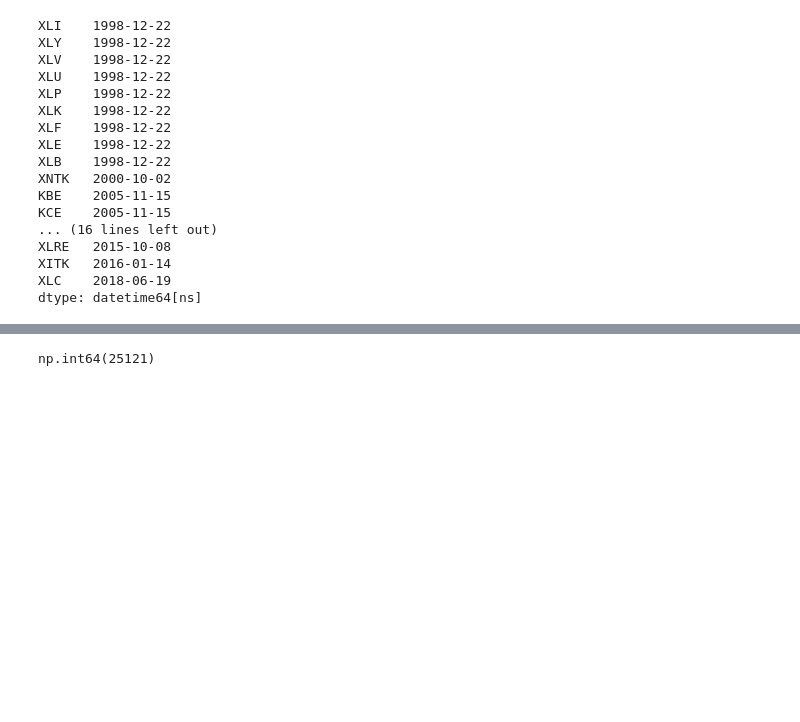
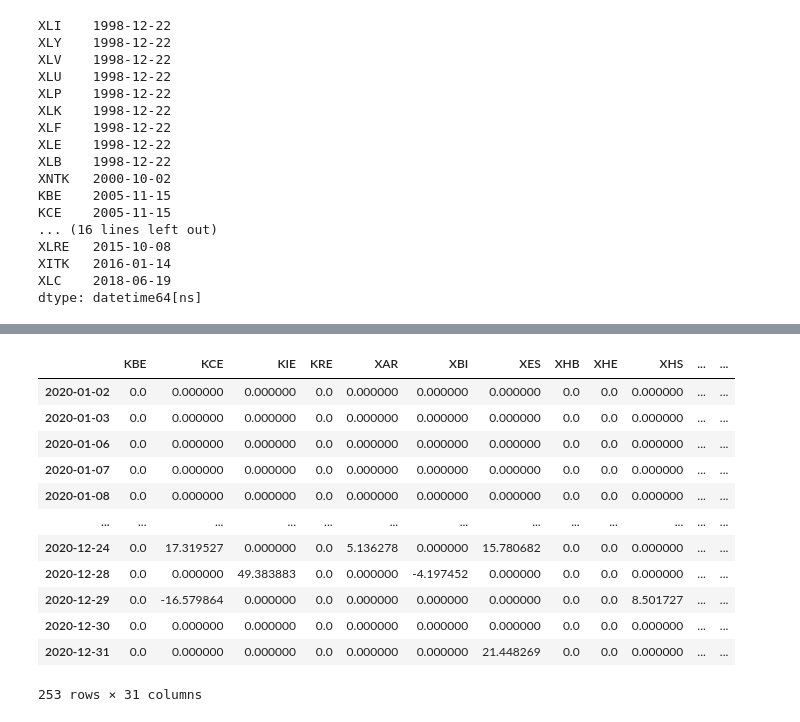
Before and after one commit to asmarton/dm, a Jupyter notebook: notebooks/keltner-donchian-trend-following.ipynb, the cells around one changed output, grey strips where cells are left out. Saved outputs shown, nothing was run; the diff lists cells and outputs as text; code cells hidden in the pictures; blank space fills up the shorter version.

```diff
--- a/notebooks/keltner-donchian-trend-following.ipynb
+++ b/notebooks/keltner-donchian-trend-following.ipynb
@@ -282,7 +84,19 @@ np.float64(416460.8741536191)
 # %%
-shares.diff().fillna(0).astype(bool).sum().sum()
+results.shares.diff().fillna(0).astype(bool).sum().sum()
 # %% [output]
+|  | KBE | KCE | KIE | KRE | XAR | XBI | XES | XHB | XHE | XHS | ... | ... |
+| 2020-01-02 | 0.0 | 0.000000 | 0.000000 | 0.0 | 0.000000 | 0.000000 | 0.000000 | 0.0 | 0.0 | 0.000000 | ... | ... |
+| 2020-01-03 | 0.0 | 0.000000 | 0.000000 | 0.0 | 0.000000 | 0.000000 | 0.000000 | 0.0 | 0.0 | 0.000000 | ... | ... |
+| 2020-01-06 | 0.0 | 0.000000 | 0.000000 | 0.0 | 0.000000 | 0.000000 | 0.000000 | 0.0 | 0.0 | 0.000000 | ... | ... |
+| 2020-01-07 | 0.0 | 0.000000 | 0.000000 | 0.0 | 0.000000 | 0.000000 | 0.000000 | 0.0 | 0.0 | 0.000000 | ... | ... |
+| 2020-01-08 | 0.0 | 0.000000 | 0.000000 | 0.0 | 0.000000 | 0.000000 | 0.000000 | 0.0 | 0.0 | 0.000000 | ... | ... |
+| ... | ... | ... | ... | ... | ... | ... | ... | ... | ... | ... | ... | ... |
+| 2020-12-24 | 0.0 | 17.319527 | 0.000000 | 0.0 | 5.136278 | 0.000000 | 15.780682 | 0.0 | 0.0 | 0.000000 | ... | ... |
+| 2020-12-28 | 0.0 | 0.000000 | 49.383883 | 0.0 | 0.000000 | -4.197452 | 0.000000 | 0.0 | 0.0 | 0.000000 | ... | ... |
+| 2020-12-29 | 0.0 | -16.579864 | 0.000000 | 0.0 | 0.000000 | 0.000000 | 0.000000 | 0.0 | 0.0 | 8.501727 | ... | ... |
+| 2020-12-30 | 0.0 | 0.000000 | 0.000000 | 0.0 | 0.000000 | 0.000000 | 0.000000 | 0.0 | 0.0 | 0.000000 | ... | ... |
+| 2020-12-31 | 0.0 | 0.000000 | 0.000000 | 0.0 | 0.000000 | 0.000000 | 21.448269 | 0.0 | 0.0 | 0.000000 | ... | ... |
-np.int64(25121)
+253 rows × 31 columns
 # %%
 equity.groupby(pd.Grouper(freq='ME')).nth(-1).pct_change() * 100
 # %% [output]
```
Also changed, not shown: parts of 15 cells of this notebook, 4 other files.
